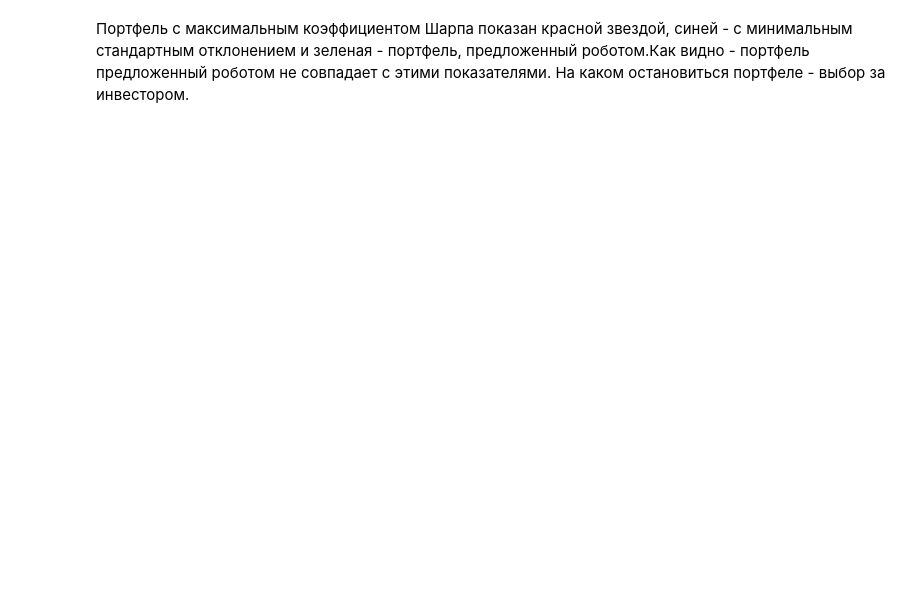
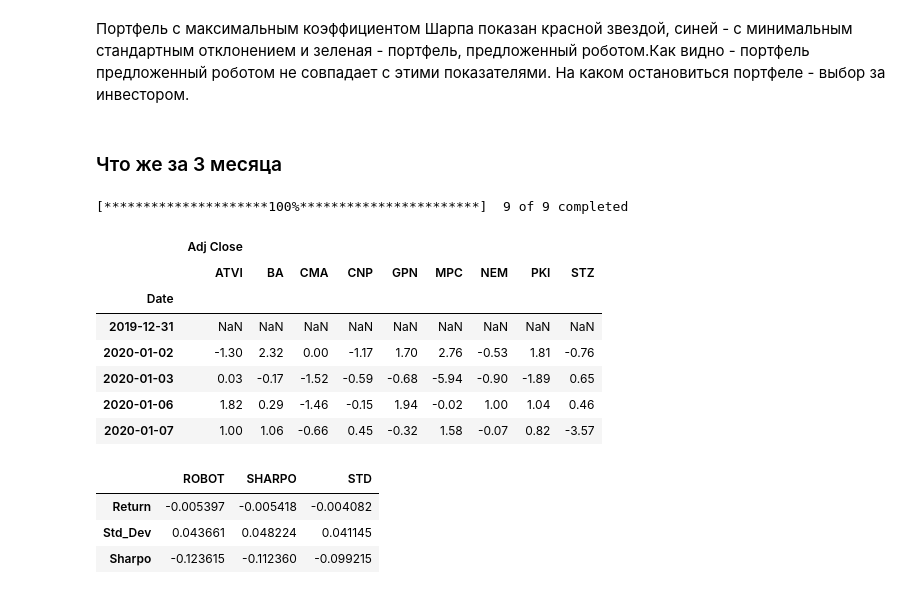
Before and after one commit to Zmey56-ML/My_investing_code, a Jupyter notebook: Portfolio_Optimization.ipynb, the cells around one changed output. Cells and saved outputs as stored; diff of their text form; code cells hidden in the pictures; blank space fills up the shorter version.

```diff
--- a/Portfolio_Optimization.ipynb
+++ b/Portfolio_Optimization.ipynb
@@ -228,2 +248,23 @@ plt.show()
 # %% [markdown]
 Портфель с максимальным коэффициентом Шарпа показан красной звездой, синей - с минимальным стандартным отклонением и зеленая - портфель, предложенный роботом.Как видно - портфель предложенный роботом не совпадает с этими показателями. На каком остановиться портфеле - выбор за инвестором.
+# %% [markdown]
+### Что же за 3 месяца
+# %%
+stock_now = yf.download(ticker,'2020-01-01', '2020-03-31')
+# %% [output]
+[*********************100%***********************]  9 of 9 completed
+# %%
+# Выделение скорректированой цены закрытия
+all_adj_close_now = stock_now[['Adj Close']]
+all_adj_close_now.round(2).head()
+all_returns_now = all_adj_close_now.pct_change()
+all_returns_now.round(4).head()*100
+# %% [output]
+|  | Adj Close |  |  |  |  |  |  |  |  |
+|  | ATVI | BA | CMA | CNP | GPN | MPC | NEM | PKI | STZ |
+| Date |  |  |  |  |  |  |  |  |  |
+| 2019-12-31 | NaN | NaN | NaN | NaN | NaN | NaN | NaN | NaN | NaN |
+| 2020-01-02 | -1.30 | 2.32 | 0.00 | -1.17 | 1.70 | 2.76 | -0.53 | 1.81 | -0.76 |
+| 2020-01-03 | 0.03 | -0.17 | -1.52 | -0.59 | -0.68 | -5.94 | -0.90 | -1.89 | 0.65 |
+| 2020-01-06 | 1.82 | 0.29 | -1.46 | -0.15 | 1.94 | -0.02 | 1.00 | 1.04 | 0.46 |
+| 2020-01-07 | 1.00 | 1.06 | -0.66 | 0.45 | -0.32 | 1.58 | -0.07 | 0.82 | -3.57 |
@@ -229,0 +294,7 @@ plt.show()
+# %%
+result_port_now
+# %% [output]
+|  | ROBOT | SHARPO | STD |
+| Return | -0.005397 | -0.005418 | -0.004082 |
+| Std_Dev | 0.043661 | 0.048224 | 0.041145 |
+| Sharpo | -0.123615 | -0.112360 | -0.099215 |
```
Also changed, not shown: parts of 15 cells of this notebook, 5 other files.
